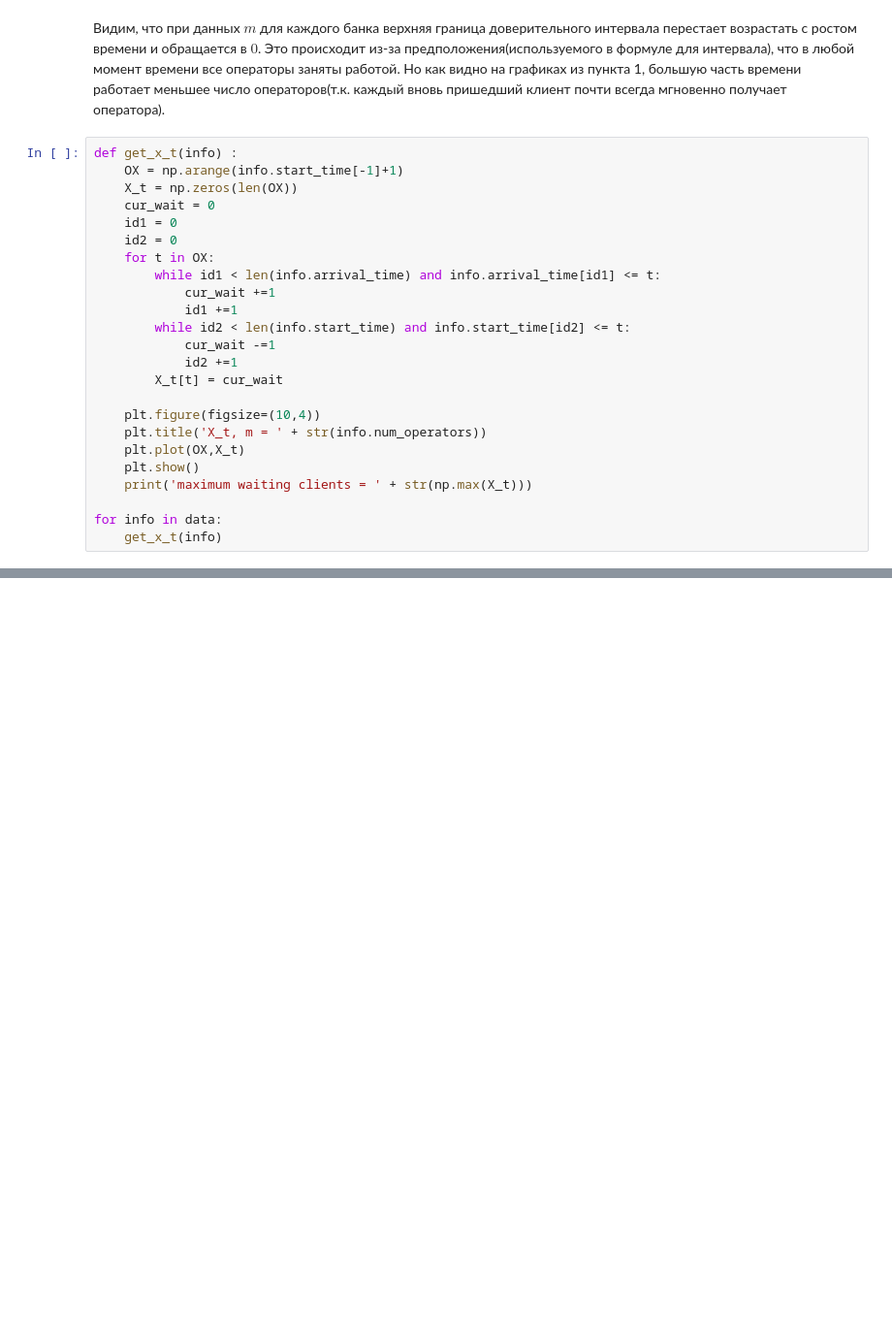
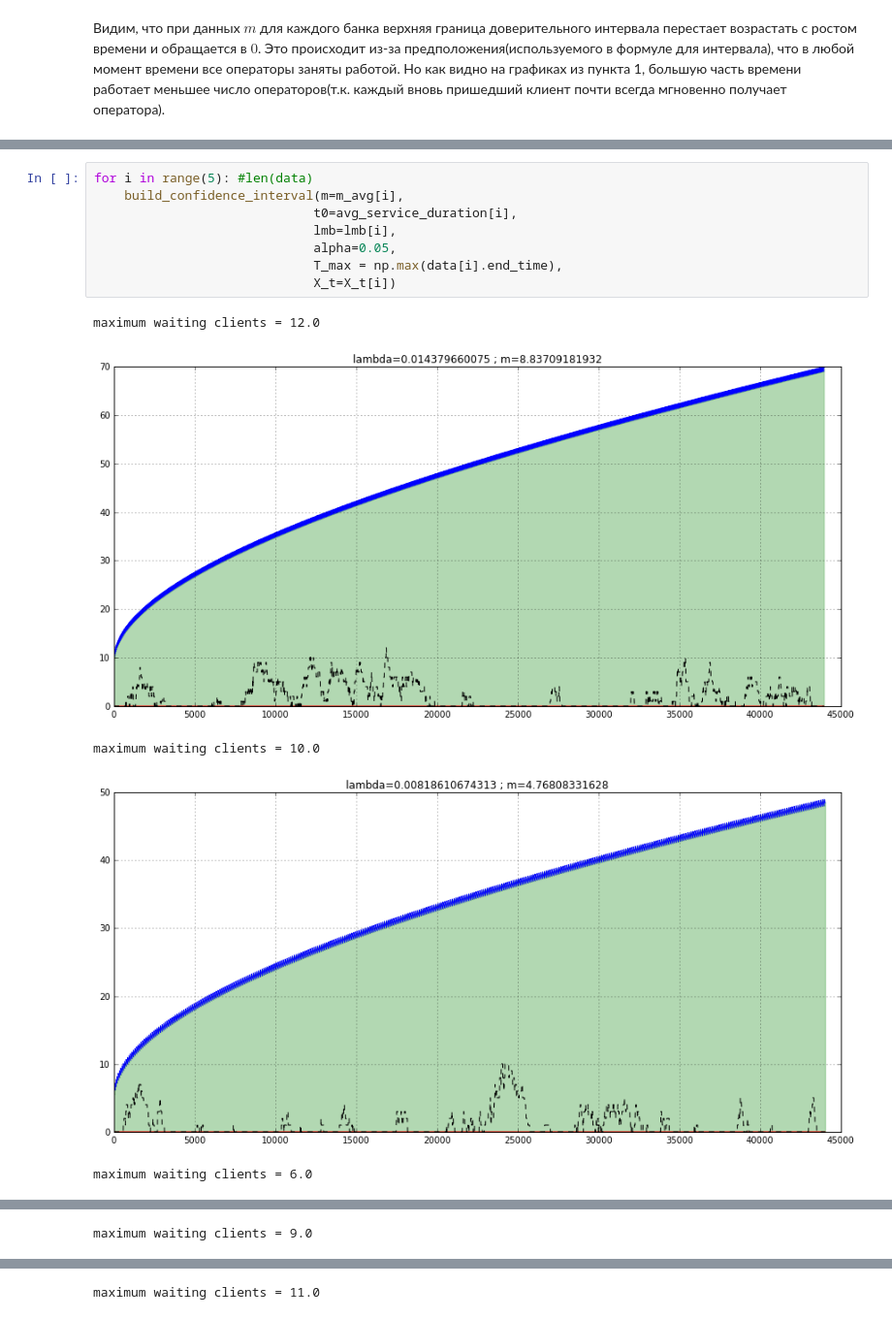
Before and after one commit to ale3otik/MIPT-2016-Stochastic-process, a Jupyter notebook: task2/57.ipynb, the cells around one changed output, grey strips where cells are left out. Shown at 97% size. Saved outputs shown, nothing was run; the diff lists cells and outputs as text; blank space fills up the shorter version.

```diff
--- a/task2/57.ipynb
+++ b/task2/57.ipynb
@@ -262,26 +300,2 @@ for i in range(5): #len(data)
 # %% [markdown]
 Видим, что при данных $m$ для каждого банка верхняя граница доверительного интервала перестает возрастать с ростом времени и обращается в $0$. Это происходит из-за предположения(используемого в формуле для интервала), что в любой момент времени все операторы заняты работой. Но как видно на графиках из пункта 1, большую часть времени работает меньшее число операторов(т.к. каждый вновь пришедший клиент почти всегда мгновенно получает оператора).
-# %%
-def get_x_t(info) :
-    OX = np.arange(info.start_time[-1]+1)
-    X_t = np.zeros(len(OX))
-    cur_wait = 0
-    id1 = 0
-    id2 = 0
-    for t in OX:
-        while id1 < len(info.arrival_time) and info.arrival_time[id1] <= t:
-            cur_wait +=1
-            id1 +=1
-        while id2 < len(info.start_time) and info.start_time[id2] <= t:
-            cur_wait -=1
-            id2 +=1
-        X_t[t] = cur_wait
-
-    plt.figure(figsize=(10,4))
-    plt.title('X_t, m = ' + str(info.num_operators))
-    plt.plot(OX,X_t)
-    plt.show()
-    print('maximum waiting clients = ' + str(np.max(X_t)))
-
-for info in data:
-    get_x_t(info)
@@ -298,0 +364,14 @@ maximum waiting clients = 11.0
+# %%
+for i in range(5): #len(data)
+    build_confidence_interval(m=m_avg[i],
+                             t0=avg_service_duration[i],
+                             lmb=lmb[i],
+                             alpha=0.05,
+                             T_max = np.max(data[i].end_time),
+                             X_t=X_t[i])
+# %% [output]
+maximum waiting clients = 12.0
+[figure, added]
+maximum waiting clients = 10.0
+[figure, added]
+maximum waiting clients = 6.0
@@ -298,0 +379 @@ maximum waiting clients = 11.0
+maximum waiting clients = 9.0
@@ -298,0 +381 @@ maximum waiting clients = 11.0
+maximum waiting clients = 11.0
```
Also changed, not shown: parts of 34 cells of this notebook, 1 other file.
